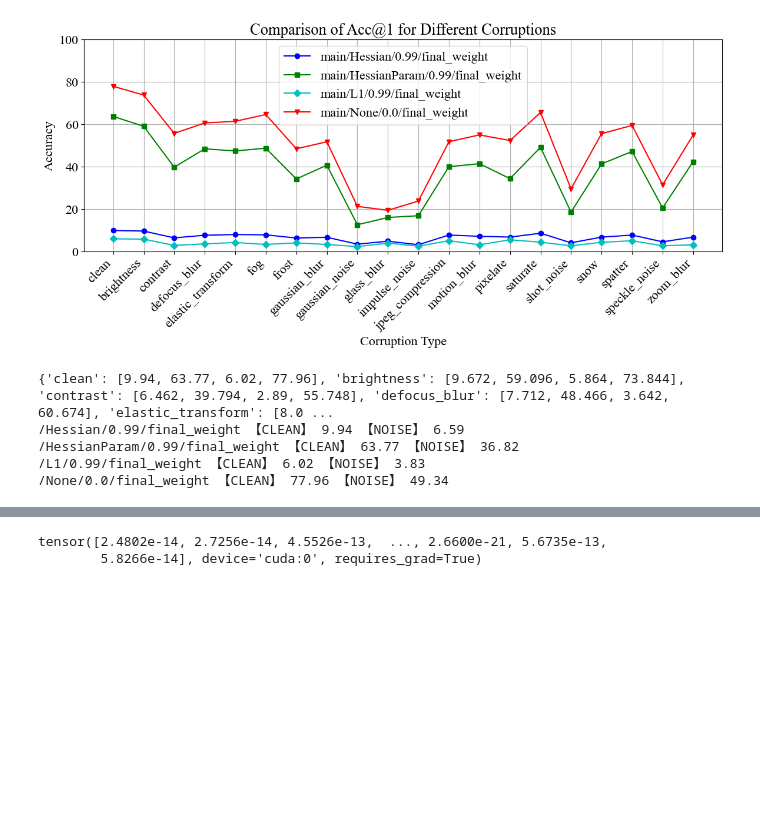
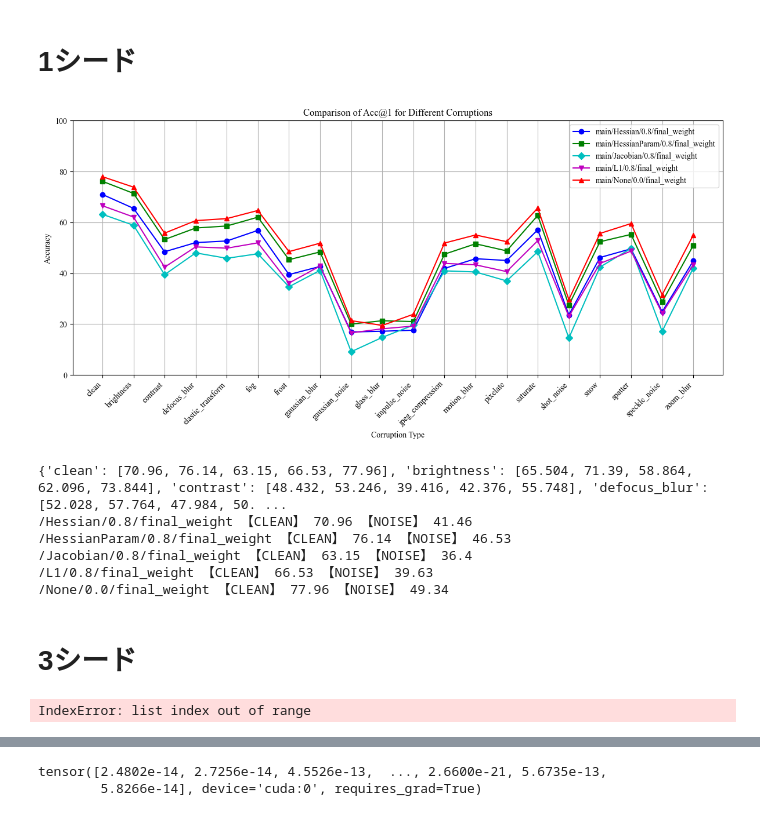
Before and after one commit to ia-gu/pruning_test, a Jupyter notebook: notebook/show_result.ipynb, the cells around one changed output, grey strips where cells are left out. Saved outputs shown, nothing was run; the diff lists cells and outputs as text; code cells hidden in the pictures; blank space fills up the shorter version.

```diff
--- a/notebook/show_result.ipynb
+++ b/notebook/show_result.ipynb
@@ -1,3 +1,5 @@
+# %% [markdown]
+#  1シード
 # %%
 import matplotlib.pyplot as plt
 import matplotlib.font_manager as fm
@@ -14,11 +16,12 @@ Acc1_dict = {'clean': [], 'brightness': [], 'contrast': [], 'defocus_blur': [],
 # paths = sorted(glob.glob('../logs/main/ResNet18/CIFAR10/*/0.1/42/0.99/*/test/final_weight'))
 # paths.append('../logs/main/ResNet18/CIFAR10/None/0.1/42/0.0/20250209091815/test/final_weight')
 
-paths = sorted(glob.glob('../logs/main/ResNet18/CIFAR100/*/0.1/42/0.99/*/test/final_weight'))
+paths = sorted(glob.glob('../logs/main/ResNet18/CIFAR100/*/0.1/42/0.8/*/test/final_weight'))
 paths.append('../logs/main/ResNet18/CIFAR100/None/0.1/42/0.0/20250228021055/test/final_weight')
 
 # pop instance include string 'JacobianParam' from paths
 paths = [path for path in paths if 'JacobianParam' not in path]
+paths = [path for path in paths if 'Magnitude' not in path]
 
 
 # print(paths)
@@ -33,34 +36,34 @@ for path in paths:
 Acc1_dict = {k: v for k, v in Acc1_dict.items() if v}
 # print(Acc1_dict)
 # print(len(Acc1_dict[list(Acc1_dict.keys())[0]]))
 
 # Plot Accuracy and save figure
 # xlabel is Acc1_dict key and ylabel is Acc1_dict value
 x_labels = list(Acc1_dict.keys())
 markars = ['o', 's', 'D', 'v', '^', '<', '>']
 colors = ['b', 'g', 'c', 'm', 'y', 'k', 'w']
 plt.figure(figsize=(12, 6))
 for i in range(len(Acc1_dict[list(Acc1_dict.keys())[0]])-1):
     y_values = [Acc1_dict[key][i] for key in x_labels]
     plt.plot(x_labels, y_values, marker=markars[i], label=(paths[i].split('/')[-10]+'/'+paths[i].split('/')[-7]+'/'+paths[i].split('/')[-4]+'/'+paths[i].split('/')[-1]), color=colors[i], linestyle='-')
 y_values = [Acc1_dict[key][i+1] for key in x_labels]
 plt.plot(x_labels, y_values, marker=markars[i+1], label=(paths[i+1].split('/')[-10]+'/'+paths[i+1].split('/')[-7]+'/'+paths[i+1].split('/')[-4]+'/'+paths[i+1].split('/')[-1]), color='r', linestyle='-')
 
 plt.xlabel('Corruption Type', fontfamily='Times New Roman')
 plt.ylabel('Accuracy', fontfamily='Times New Roman')
 plt.title('Comparison of Acc@1 for Different Corruptions', fontfamily='Times New Roman')
 plt.xticks(rotation=45, ha='right', fontfamily='Times New Roman')
 plt.legend(prop={'family': 'Times New Roman'})
 plt.ylim(0, 100)
 plt.grid()
 plt.tight_layout()
 # larger font
 plt.rcParams.update({'font.size': 16})
 
 plt.savefig('corruption_comparison.png')
 plt.show()
 # %% [output]
-[figure, old version]
+[figure, new version]
 # %%
 print(Acc1_dict)
 acc_list = [0.0 for _ in range(Acc1_dict['clean'].__len__())]
@@ -74,8 +77,68 @@ acc_list = [acc / 19 for acc in acc_list]
 for i in range(len(Acc1_dict[list(Acc1_dict.keys())[0]])):
     print('/'+paths[i].split('/')[-7]+'/'+paths[i].split('/')[-4]+'/'+paths[i].split('/')[-1], '【CLEAN】', Acc1_dict['clean'][i], '【NOISE】', round(acc_list[i], 2))
 # %% [output]
-{'clean': [9.94, 63.77, 6.02, 77.96], 'brightness': [9.672, 59.096, 5.864, 73.844], 'contrast': [6.462, 39.794, 2.89, 55.748], 'defocus_blur': [7.712, 48.466, 3.642, 60.674], 'elastic_transform': [8.0 ...
-/Hessian/0.99/final_weight 【CLEAN】 9.94 【NOISE】 6.59
-/HessianParam/0.99/final_weight 【CLEAN】 63.77 【NOISE】 36.82
-/L1/0.99/final_weight 【CLEAN】 6.02 【NOISE】 3.83
+{'clean': [70.96, 76.14, 63.15, 66.53, 77.96], 'brightness': [65.504, 71.39, 58.864, 62.096, 73.844], 'contrast': [48.432, 53.246, 39.416, 42.376, 55.748], 'defocus_blur': [52.028, 57.764, 47.984, 50. ...
+/Hessian/0.8/final_weight 【CLEAN】 70.96 【NOISE】 41.46
+/HessianParam/0.8/final_weight 【CLEAN】 76.14 【NOISE】 46.53
+/Jacobian/0.8/final_weight 【CLEAN】 63.15 【NOISE】 36.4
+/L1/0.8/final_weight 【CLEAN】 66.53 【NOISE】 39.63
 /None/0.0/final_weight 【CLEAN】 77.96 【NOISE】 49.34
+# %% [markdown]
+# 3シード
+# %%
+import matplotlib.pyplot as plt
+import matplotlib.font_manager as fm
+import os
+import glob
+font_path = '/home/ueno/fonts/times.ttf'
+fm.fontManager.addfont(font_path)
+plt.rcParams['font.family'] = 'Times New Roman'
+
+mean_dict = {'clean': [], 'brightness': [], 'contrast': [], 'defocus_blur': [], 'elastic_transform': [], 'fog': [], 'frost': [], 'gaussian_blur': [], 'gaussian_noise': [], 'glass_blur': [],
+             'impulse_noise': [], 'jpeg_compression': [], 'motion_blur': [], 'pixelate': [], 'saturate': [], 'shot_noise': [], 'snow': [], 'spatter': [], 'speckle_noise': [], 'zoom_blur': []}
+std_dict = {'clean': [], 'brightness': [], 'contrast': [], 'defocus_blur': [], 'elastic_transform': [], 'fog': [], 'frost': [], 'gaussian_blur': [], 'gaussian_noise': [], 'glass_blur': [],
+             'impulse_noise': [], 'jpeg_compression': [], 'motion_blur': [], 'pixelate': [], 'saturate': [], 'shot_noise': [], 'snow': [], 'spatter': [], 'speckle_noise': [], 'zoom_blur': []}
+
+paths_42 = sorted(glob.glob('../logs/main/ResNet18/CIFAR10/*/0.1/42/0.9/*/test/final_weight'))
+paths_111 = sorted(glob.glob('../logs/main/ResNet18/CIFAR10/*/0.1/111/0.9/*/test/final_weight'))
+paths_3407 = sorted(glob.glob('../logs/main/ResNet18/CIFAR10/*/0.1/3407/0.9/*/test/final_weight'))
+paths_42.append('../logs/main/ResNet18/CIFAR10/None/0.1/42/0.0/20250209091815/test/final_weight')
+paths_111.append('../logs/main/ResNet18/CIFAR10/None/0.1/111/0.0/20250324205734/test/final_weight')
+paths_3407.append('../logs/main/ResNet18/CIFAR10/None/0.1/3407/0.0/20250324214305/test/final_weight')
+
+paths_42 = [path for path in paths_42 if 'JacobianParam' not in path]
+paths_42 = [path for path in paths_42 if 'Magnitude' not in path]
+paths_111 = [path for path in paths_111 if 'JacobianParam' not in path]
+paths_111 = [path for path in paths_111 if 'Magnitude' not in path]
+paths_3407 = [path for path in paths_3407 if 'JacobianParam' not in path]
+paths_3407 = [path for path in paths_3407 if 'Magnitude' not in path]
+
+for i in range(len(paths_42)):
+    with open(os.path.join(paths_42[i], 'total_result.txt')) as f:
+        lines_42 = f.readlines()
+    with open(os.path.join(paths_111[i], 'total_result.txt')) as f:
+        lines_111 = f.readlines()
+    with open(os.path.join(paths_3407[i], 'total_result.txt')) as f:
+        lines_3407 = f.readlines()
+
+    for line42, line111, line3407 in zip(lines_42, lines_111, lines_3407):
+        line42 = line42.split(' ')
+        line111 = line111.split(' ')
+        line3407 = line3407.split(' ')
+        acc1_values = [
+            float(line42[line42.index('Acc@1') + 1]),
+            float(line111[line111.index('Acc@1') + 1]),
+            float(line3407[line3407.index('Acc@1') + 1])
+        ]
+        # Add the accuracy to the corresponding list
+        mean = round(sum(acc1_values) / len(acc1_values), 2)
+        std = round((sum((x - mean) ** 2 for x in acc1_values) / len(acc1_values)) ** 0.5, 2)
+        mean_dict[line42[1].strip('*')].append(mean)
+        std_dict[line42[1].strip('*')].append(std)
+
+mean_dict = {k: v for k, v in mean_dict.items() if v}
+std_dict = {k: v for k, v in std_dict.items() if v}
+print(mean_dict)
+print(std_dict)
+# %% [output]
+IndexError: list index out of range
```
Also changed, not shown: parts of 1 cell of this notebook, 19 other files.
